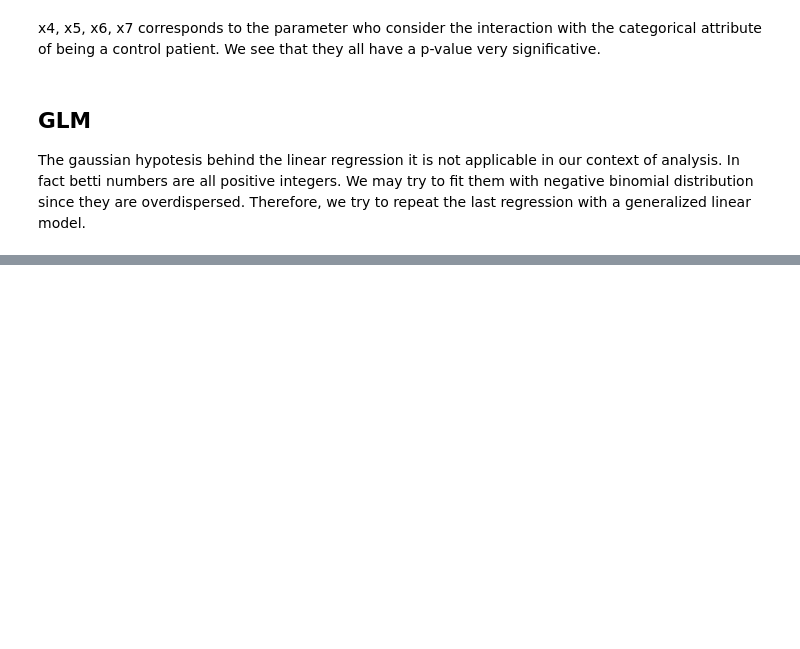
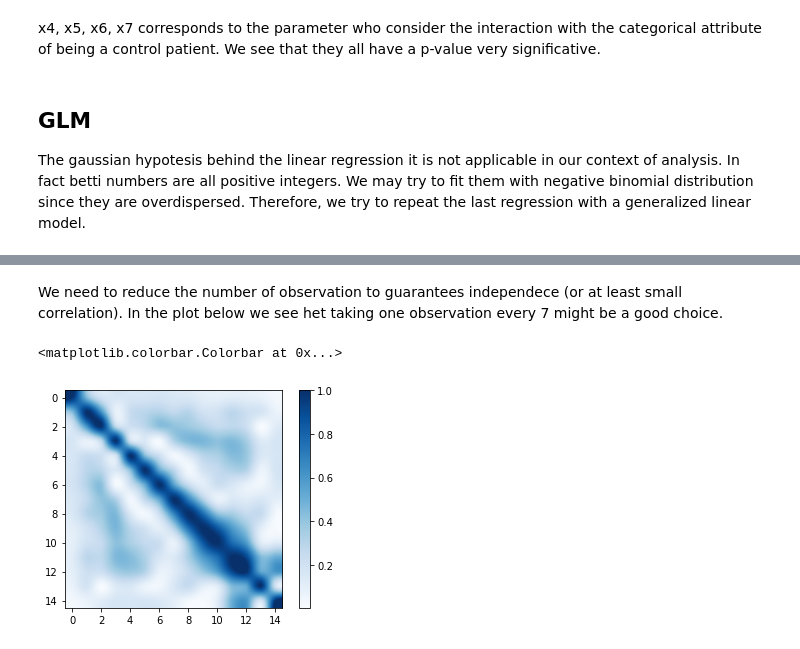
Before and after one commit to tomoqt/TDA_BrainNetworks, a Jupyter notebook: Statistical analysis of Coma Dataset's Betti Numbers.ipynb, the cells around one changed output, grey strips where cells are left out. Cells and saved outputs as stored; diff of their text form; code cells hidden in the pictures; blank space fills up the shorter version.

```diff
--- a/Statistical analysis of Coma Dataset's Betti Numbers.ipynb
+++ b/Statistical analysis of Coma Dataset's Betti Numbers.ipynb
@@ -300,0 +307,14 @@ All the paraters are significative. Therfore, we must reject he null hypotesis t
+# %% [markdown]
+We need to reduce the number of observation to guarantees independece (or at least small correlation). In the plot below we see het taking one observation every 7 might be a good choice.
+# %%
+X=np.concatenate((betti1_patients,betti1_controls),axis=0)
+y=np.zeros(len(X))
+y[len(betti1_patients):]=1
+cors=np.corrcoef(X[:,0:99:7].transpose())
+hm=plt.imshow(abs(cors), cmap='Blues',interpolation="spline16")
+plt.xticks(ticks=2*np.arange(len(cors)/2))
+plt.yticks(ticks=2*np.arange(len(cors)/2))
+plt.colorbar(hm)
+# %% [output]
+<matplotlib.colorbar.Colorbar at 0x...>
+[figure, added]
```
Also changed, not shown: parts of 12 cells of this notebook.
